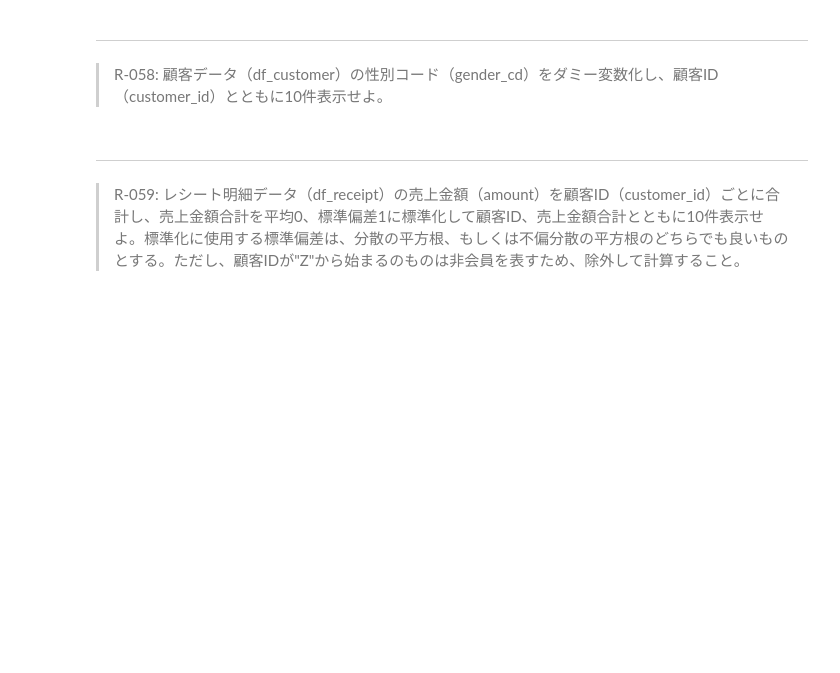
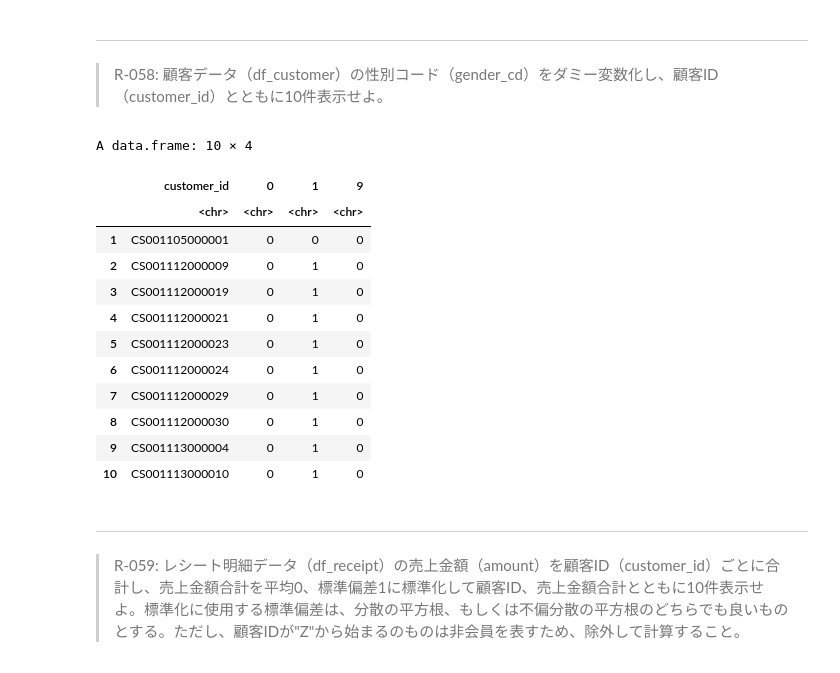
Before and after one commit to onnga-wasabi/100knocks-preprocess, a Jupyter notebook: docker/work/preprocess_knock_R.ipynb, the cells around one changed output. Saved outputs shown, nothing was run; the diff lists cells and outputs as text; code cells hidden in the pictures; blank space fills up the shorter version.

```diff
--- a/docker/work/preprocess_knock_R.ipynb
+++ b/docker/work/preprocess_knock_R.ipynb
@@ -1113,6 +1416,25 @@ A tibble: 9 × 4
 # %% [markdown]
 ---
 > R-058: 顧客データ（df_customer）の性別コード（gender_cd）をダミー変数化し、顧客ID（customer_id）とともに10件表示せよ。
+# %%
+df_customer |>
+    select(customer_id, gender_cd) |>
+    spread(key=gender_cd, value=gender_cd, fill=0) |>
+    head(10)
+# %% [output]
+A data.frame: 10 × 4
+|  | customer_id | 0 | 1 | 9 |
+|  | <chr> | <chr> | <chr> | <chr> |
+| 1 | CS001105000001 | 0 | 0 | 0 |
+| 2 | CS001112000009 | 0 | 1 | 0 |
+| 3 | CS001112000019 | 0 | 1 | 0 |
+| 4 | CS001112000021 | 0 | 1 | 0 |
+| 5 | CS001112000023 | 0 | 1 | 0 |
+| 6 | CS001112000024 | 0 | 1 | 0 |
+| 7 | CS001112000029 | 0 | 1 | 0 |
+| 8 | CS001112000030 | 0 | 1 | 0 |
+| 9 | CS001113000004 | 0 | 1 | 0 |
+| 10 | CS001113000010 | 0 | 1 | 0 |
 # %% [markdown]
 ---
 > R-059: レシート明細データ（df_receipt）の売上金額（amount）を顧客ID（customer_id）ごとに合計し、売上金額合計を平均0、標準偏差1に標準化して顧客ID、売上金額合計とともに10件表示せよ。標準化に使用する標準偏差は、分散の平方根、もしくは不偏分散の平方根のどちらでも良いものとする。ただし、顧客IDが"Z"から始まるのものは非会員を表すため、除外して計算すること。
```
Also changed, not shown: parts of 19 cells of this notebook.
